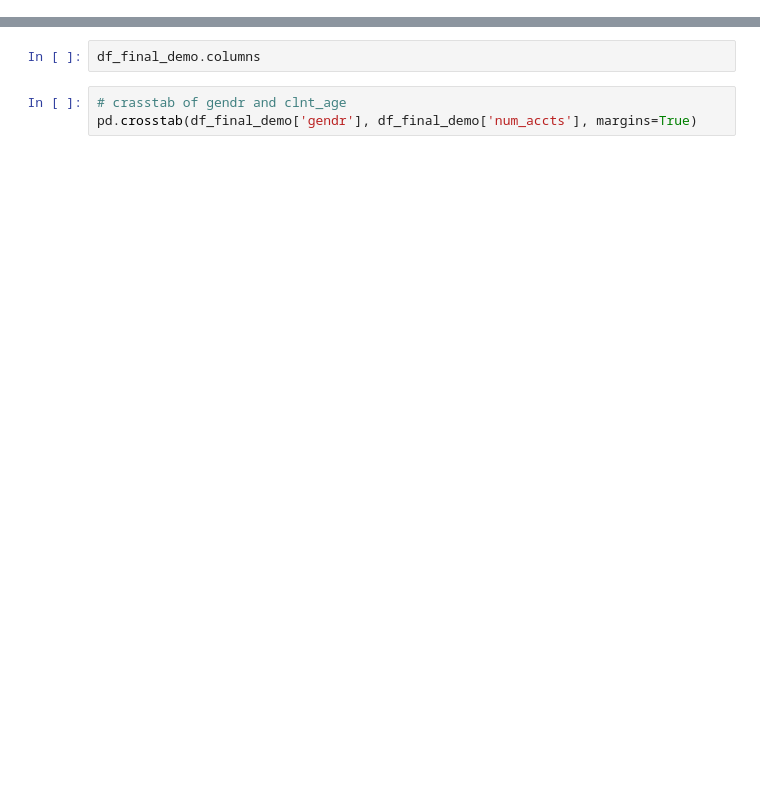
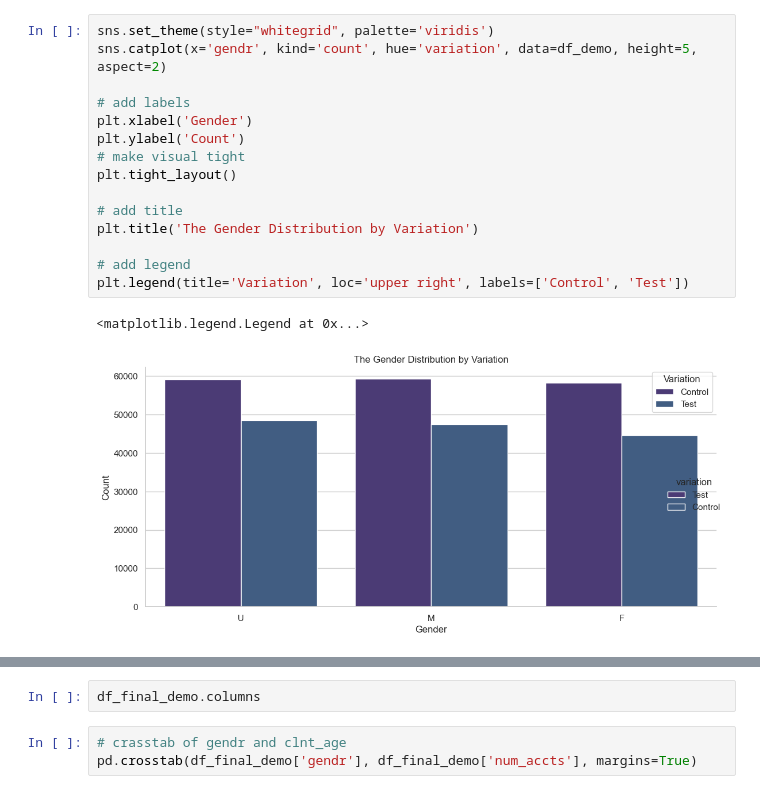
Before and after one commit to MustafaAldabbas/Project-Two-Big, a Jupyter notebook: Notebooks/Dan.ipynb, the cells around one changed output, grey strips where cells are left out. Cells and saved outputs as stored; diff of their text form; blank space fills up the shorter version.

```diff
--- a/Notebooks/Dan.ipynb
+++ b/Notebooks/Dan.ipynb
@@ -152,0 +149,18 @@ df_final_demo.hist(figsize=(20, 20), bins=50, xlabelsize=8, ylabelsize=8)
+# %%
+sns.set_theme(style="whitegrid", palette='viridis')
+sns.catplot(x='gendr', kind='count', hue='variation', data=df_demo, height=5, aspect=2)
+
+# add labels
+plt.xlabel('Gender')
+plt.ylabel('Count')
+# make visual tight
+plt.tight_layout()
+
+# add title
+plt.title('The Gender Distribution by Variation')
+
+# add legend
+plt.legend(title='Variation', loc='upper right', labels=['Control', 'Test'])
+# %% [output]
+<matplotlib.legend.Legend at 0x...>
+[figure, added]
```
Also changed, not shown: parts of 86 cells of this notebook, 2 other files.
